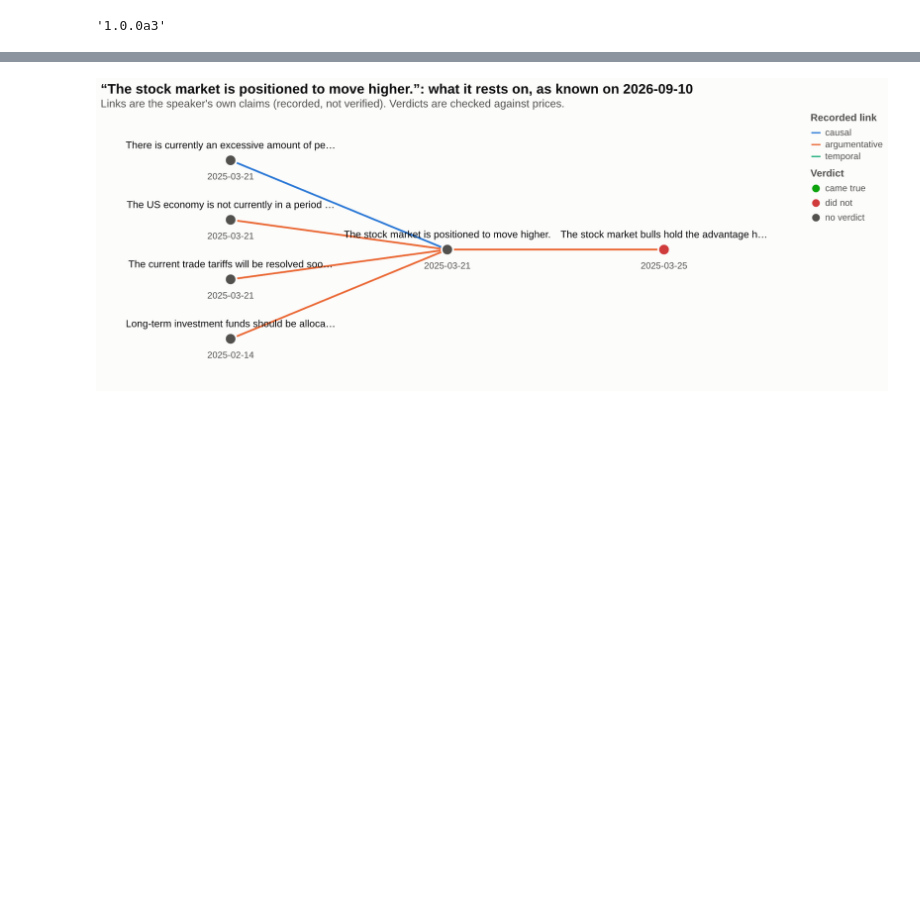
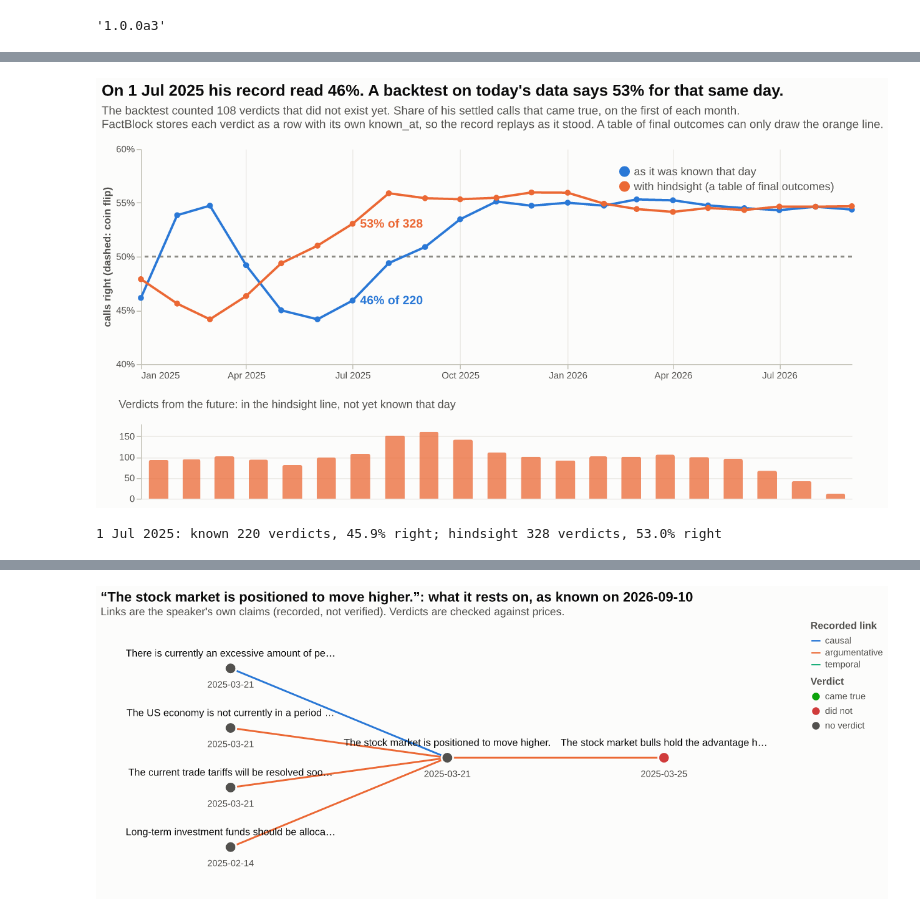
Before and after one commit to factagora/factblock, a Jupyter notebook: examples/analysis/analysis.ipynb, the cells around one changed output, grey strips where cells are left out. Drawn from its saved outputs; the diff is of its cells as text; code cells hidden in the pictures; blank space fills up the shorter version.

```diff
--- a/examples/analysis/analysis.ipynb
+++ b/examples/analysis/analysis.ipynb
@@ -26,7 +26,7 @@ def show(v):
     bundle = {"application/vnd.vegalite.v5+json": v["spec"], "text/plain": v["title"]}
     try:
         import vl_convert as vlc
-        bundle["image/png"] = vlc.vegalite_to_png(v["spec"], scale=2)
+        bundle["image/png"] = vlc.vegalite_to_png(v["spec"], scale=1.5)
     except ImportError:
         pass
     display(bundle, raw=True)
@@ -36,0 +41,8 @@ factblock.__version__
+# %%
+v = views.track_record(con, pq, AS_OF)
+show(v)
+r = next(r for r in v["rows"] if r["day"] == "2025-07-01")
+print(f"1 Jul 2025: known {r['known']} verdicts, {r['known_rate']:.1%} right; hindsight {r['hindsight']} verdicts, {r['hindsight_rate']:.1%} right")
+# %% [output]
+[figure, added]
+1 Jul 2025: known 220 verdicts, 45.9% right; hindsight 328 verdicts, 53.0% right
```
Also changed, not shown: parts of 12 cells of this notebook, 9 other files.
